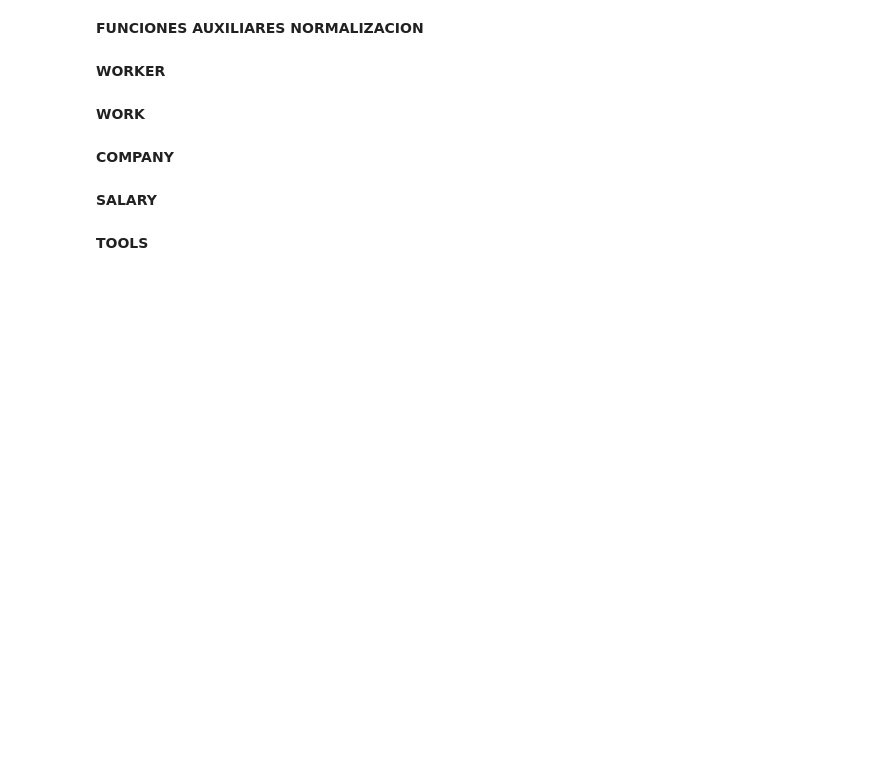
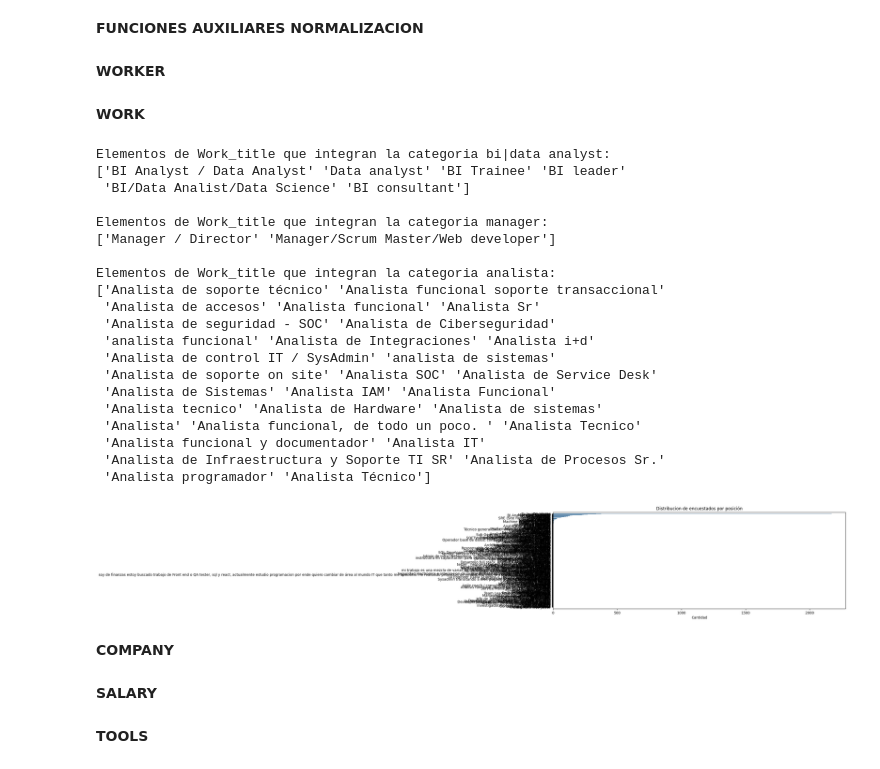
Before and after one commit to simonzanetti/2023.2-SysArmy-IT-Salaries-Survey, a Jupyter notebook: analizing_data.ipynb, the cells around one changed output. Cells and saved outputs as stored; diff of their text form; code cells hidden in the pictures; blank space fills up the shorter version.

```diff
--- a/2023_2_SysArmy_Survey.ipynb
+++ b/analizing_data.ipynb
@@ -18,7 +18,7 @@ pd.set_option('display.max_rows', None)
 pd.options.display.float_format = '{:.0f}'.format
 warnings.filterwarnings('ignore')
 # %%
-url ='https://raw.githubusercontent.com/simonzanetti/2023.2-SysArmy-IT-Salaries-Survey/main/dataset.csv'
+url ='https://raw.githubusercontent.com/simonzanetti/2023.2-SysArmy-IT-Salaries-Survey/main/cleaned_dataset.csv'
 df = pd.read_csv(url)
 
 #display(df.head(1))
@@ -161,3 +173,43 @@ salaries1 = normalize_dataframe(salaries, 'work_title',
+# %%
+#WORK_TITLE
+#print(salaries['work_title'].unique())
+
+salaries1 = normalize_dataframe(salaries, 'work_title',
+    {
+        "bi|data analyst" : "BI Analyst / Data Analyst",
+        "manager" : "BI Analyst / Data Analyst",
+        "analista" : "BI Analyst / Data Analyst",
+    })
+
+fig = plt.figure(figsize=(15, 5))
+ax = sns.countplot(y=salaries['work_title'], color='steelblue', order=df["work_title"].value_counts().index)
+plt.title("Distribucion de encuestados por posición",loc='center')
+plt.xlabel("Cantidad")
+plt.ylabel('')
+#ax.bar_label(ax.containers[0], padding=3)
+ax.margins(y=0.015)
+# %% [output]
+Elementos de Work_title que integran la categoria bi|data analyst:
+['BI Analyst / Data Analyst' 'Data analyst' 'BI Trainee' 'BI leader'
+ 'BI/Data Analist/Data Science' 'BI consultant']
+
+Elementos de Work_title que integran la categoria manager:
+['Manager / Director' 'Manager/Scrum Master/Web developer']
+
+Elementos de Work_title que integran la categoria analista:
+['Analista de soporte técnico' 'Analista funcional soporte transaccional'
+ 'Analista de accesos' 'Analista funcional' 'Analista Sr'
+ 'Analista de seguridad - SOC' 'Analista de Ciberseguridad'
+ 'analista funcional' 'Analista de Integraciones' 'Analista i+d'
+ 'Analista de control IT / SysAdmin' 'analista de sistemas'
+ 'Analista de soporte on site' 'Analista SOC' 'Analista de Service Desk'
+ 'Analista de Sistemas' 'Analista IAM' 'Analista Funcional'
+ 'Analista tecnico' 'Analista de Hardware' 'Analista de sistemas'
+ 'Analista' 'Analista funcional, de todo un poco. ' 'Analista Tecnico'
+ 'Analista funcional y documentador' 'Analista IT'
+ 'Analista de Infraestructura y Soporte TI SR' 'Analista de Procesos Sr.'
+ 'Analista programador' 'Analista Técnico']
+[figure, added]
 # %%
 # WORK_CONTRACT TYPE
 #print(salaries["work_contract_type"].unique())
```
Also changed, not shown: parts of 15 cells of this notebook, 2 other files.
